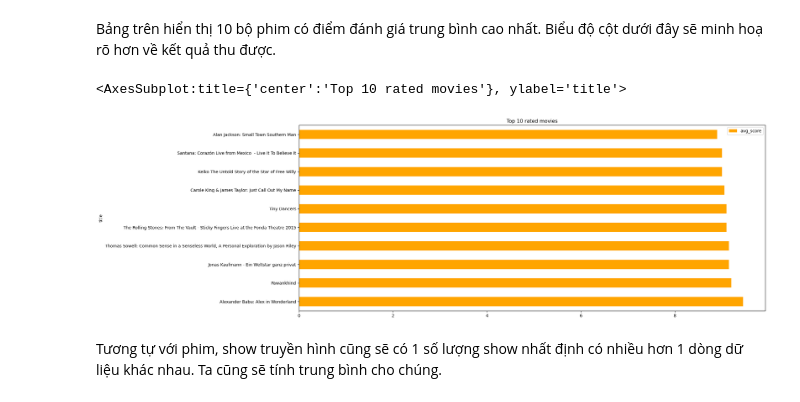
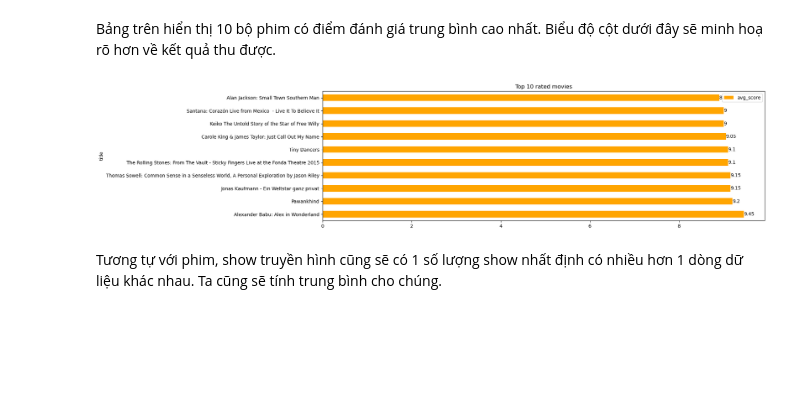
Before and after one commit to quytrungg/Group1_Final_Project_CSC17104, a Jupyter notebook: phase_3_data_analysis/data_analysis.ipynb, the cells around one changed output. Saved outputs shown, nothing was run; the diff lists cells and outputs as text; code cells hidden in the pictures; blank space fills up the shorter version.

```diff
--- a/phase_3_data_analysis/data_analysis.ipynb
+++ b/phase_3_data_analysis/data_analysis.ipynb
@@ -199,10 +282,11 @@ top10_movie_score
 # %% [markdown]
 Bảng trên hiển thị 10 bộ phim có điểm đánh giá trung bình cao nhất. Biểu độ cột dưới đây sẽ minh hoạ rõ hơn về kết quả thu được.
 # %%
-top10_movie_score.plot.barh(figsize=(20, 8), color='orange', title='Top 10 rated movies')
+ax = top10_movie_score.plot.barh(figsize=(17, 5), color='orange', title='Top 10 rated movies')
+
+ax.bar_label(ax.containers[0], fontsize=10);
 # %% [output]
-<AxesSubplot:title={'center':'Top 10 rated movies'}, ylabel='title'>
-[figure, old version]
+[figure, new version]
 # %% [markdown]
 Tương tự với phim, show truyền hình cũng sẽ có 1 số lượng show nhất định có nhiều hơn 1 dòng dữ liệu khác nhau. Ta cũng sẽ tính trung bình cho chúng.
 # %%
```
Also changed, not shown: parts of 15 cells of this notebook.
